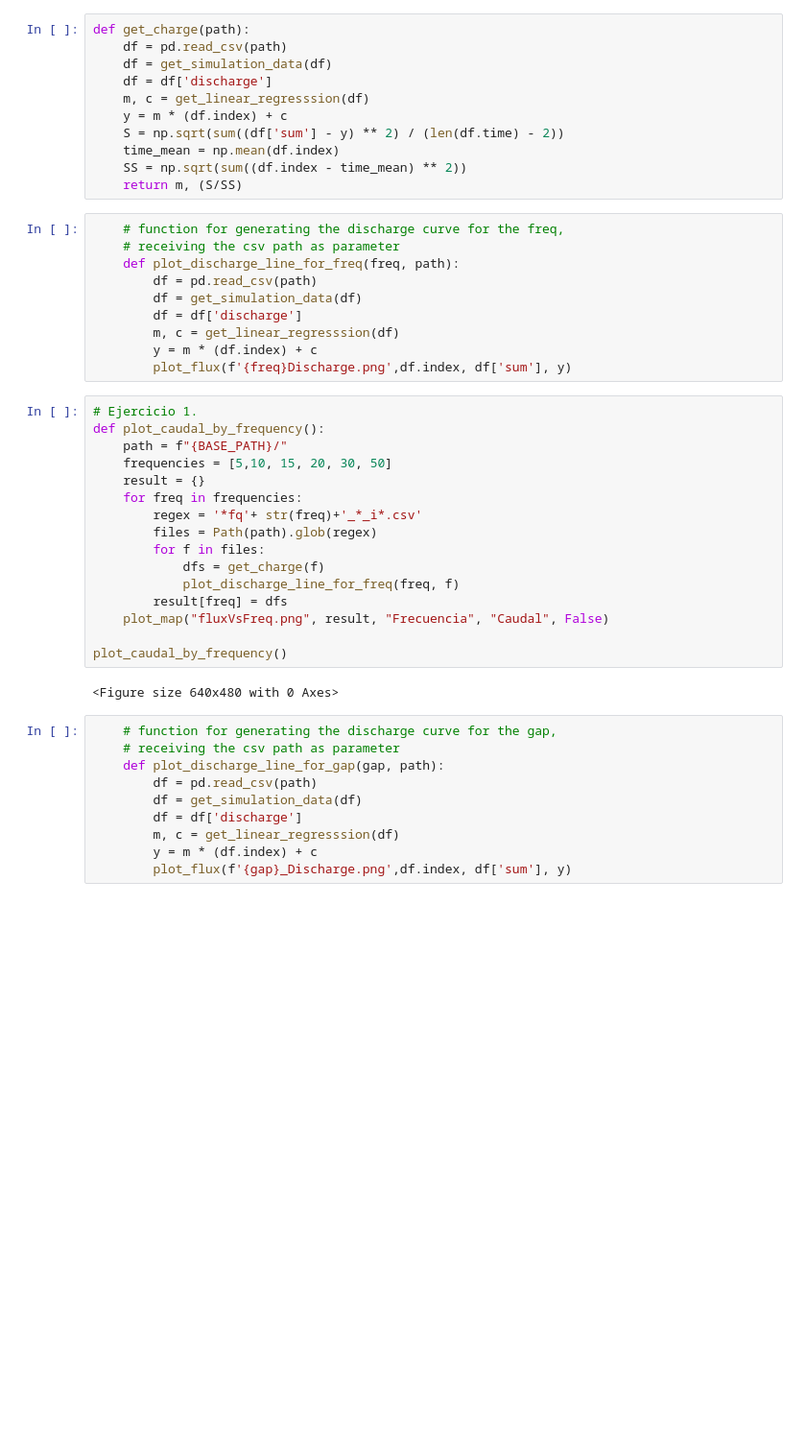
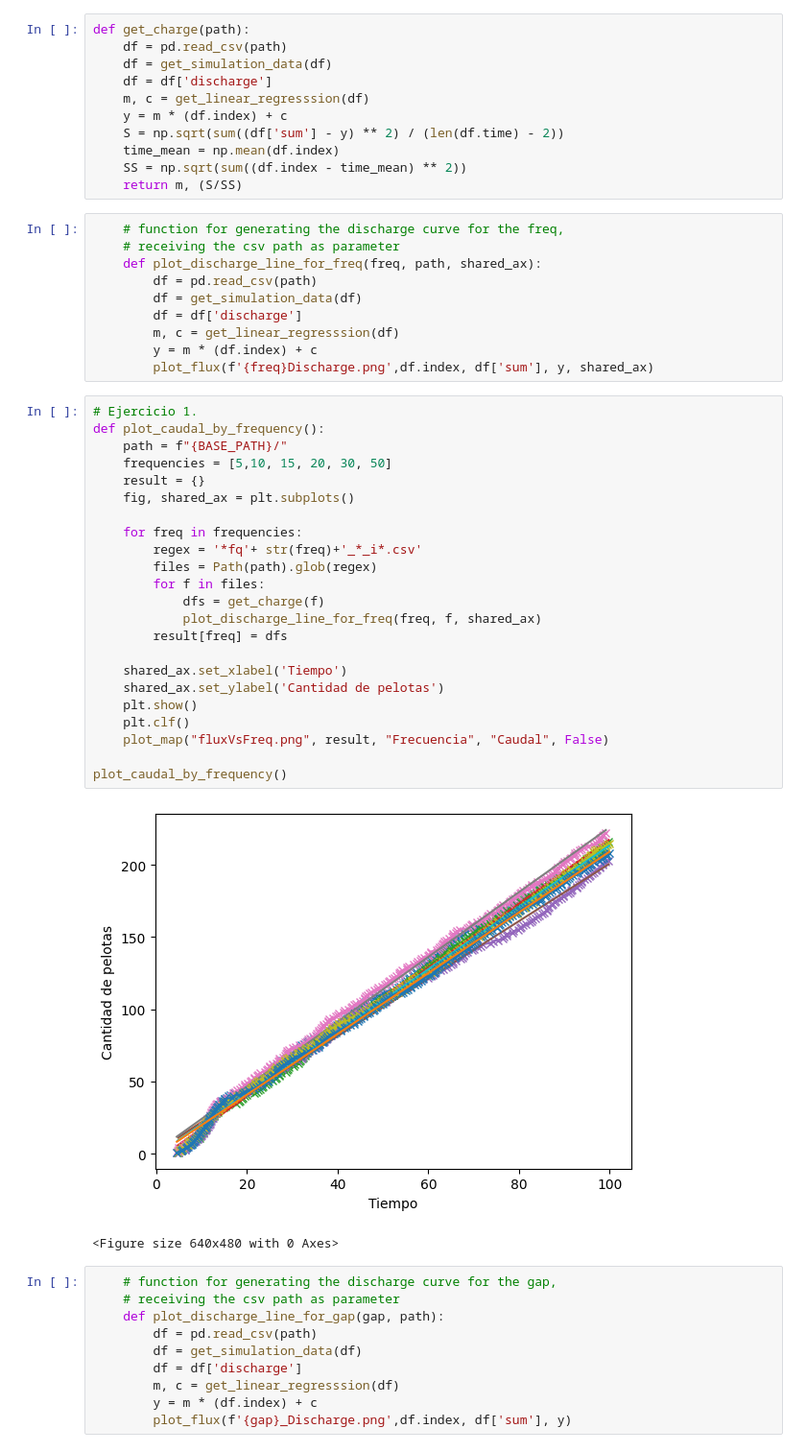
Before and after one commit to shadad00/Simulacion-de-sistemas, a Jupyter notebook: notebooks/TP5.ipynb, the cells around one changed output. Shown at 96% size. Cells and saved outputs as stored; diff of their text form; blank space fills up the shorter version.

Commit message:
feat: Multi freq chart for particles over time

```diff
--- a/notebooks/TP5.ipynb
+++ b/notebooks/TP5.ipynb
@@ -62,30 +66,38 @@ def get_charge(path):
 # %%
     # function for generating the discharge curve for the freq,
     # receiving the csv path as parameter
-    def plot_discharge_line_for_freq(freq, path):
+    def plot_discharge_line_for_freq(freq, path, shared_ax):
         df = pd.read_csv(path)
         df = get_simulation_data(df)
         df = df['discharge']
         m, c = get_linear_regresssion(df)
         y = m * (df.index) + c
-        plot_flux(f'{freq}Discharge.png',df.index, df['sum'], y)
+        plot_flux(f'{freq}Discharge.png',df.index, df['sum'], y, shared_ax)
 # %%
 # Ejercicio 1.
 def plot_caudal_by_frequency():
     path = f"{BASE_PATH}/"
     frequencies = [5,10, 15, 20, 30, 50]
     result = {}
+    fig, shared_ax = plt.subplots()
+
     for freq in frequencies:
         regex = '*fq'+ str(freq)+'_*_i*.csv'
         files = Path(path).glob(regex)
         for f in files:
             dfs = get_charge(f)
-            plot_discharge_line_for_freq(freq, f)
+            plot_discharge_line_for_freq(freq, f, shared_ax)
         result[freq] = dfs
+
+    shared_ax.set_xlabel('Tiempo')
+    shared_ax.set_ylabel('Cantidad de pelotas')
+    plt.show()
+    plt.clf()
     plot_map("fluxVsFreq.png", result, "Frecuencia", "Caudal", False)
 
 plot_caudal_by_frequency()
 # %% [output]
+[figure, added]
 <Figure size 640x480 with 0 Axes>
 # %%
     # function for generating the discharge curve for the gap,
```
Also changed, not shown: parts of 7 cells of this notebook.
